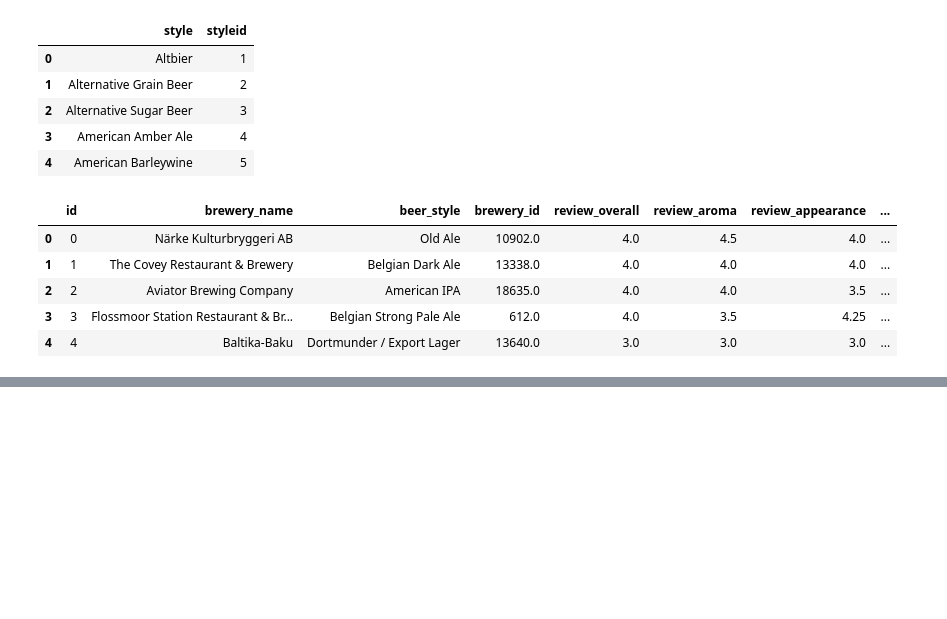
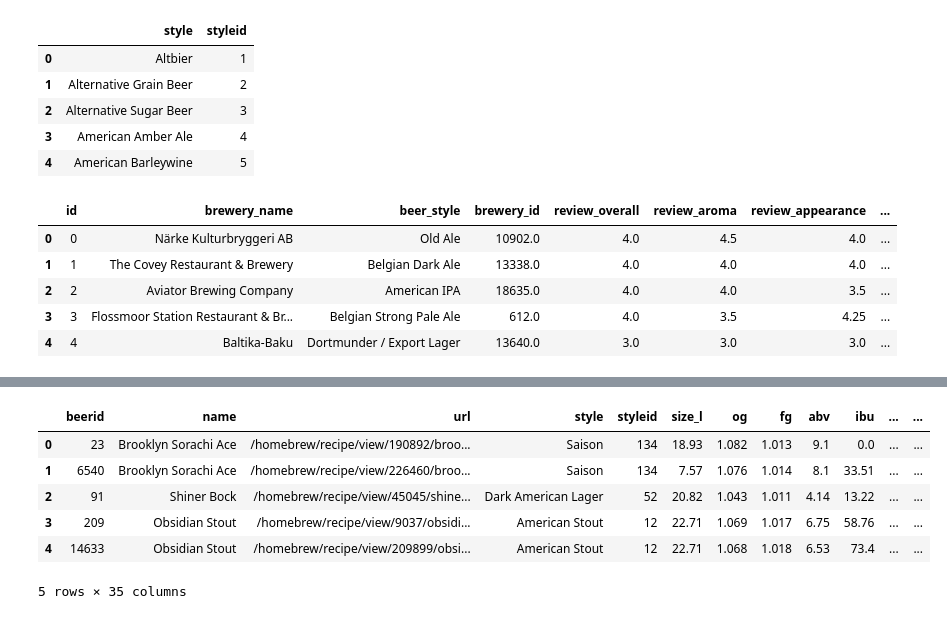
Before and after one commit to chase-dalton/Das-Boot-Brew-Review, a Jupyter notebook: Machine_learning/beer_reviews_ML.ipynb, the cells around one changed output, grey strips where cells are left out. Saved outputs shown, nothing was run; the diff lists cells and outputs as text; code cells hidden in the pictures; blank space fills up the shorter version.

```diff
--- a/Machine_learning/beer_reviews_ML.ipynb
+++ b/Machine_learning/beer_reviews_ML.ipynb
@@ -90,0 +297,5 @@ conn.close()
+# %%
+# Select the name brand beers from the reviews_df
+name_brand_reviews = reviews_df[reviews_df["beer_name"].isin(matches_df["name"])]
+name_brand_reviews = name_brand_reviews.rename(columns = {"beer_name": "name"})
+name_brand_reviews.head()
@@ -90,0 +336,15 @@ conn.close()
+# %%
+# merge the two dataframes
+left = name_brand_recipes
+right = name_brand_reviews
+
+merged_name_brand = pd.merge(left, right, how = 'inner', on = "name")
+merged_name_brand.head()
+# %% [output]
+|  | beerid | name | url | style | styleid | size_l | og | fg | abv | ibu | ... | ... |
+| 0 | 23 | Brooklyn Sorachi Ace | /homebrew/recipe/view/190892/broo... | Saison | 134 | 18.93 | 1.082 | 1.013 | 9.1 | 0.0 | ... | ... |
+| 1 | 6540 | Brooklyn Sorachi Ace | /homebrew/recipe/view/226460/broo... | Saison | 134 | 7.57 | 1.076 | 1.014 | 8.1 | 33.51 | ... | ... |
+| 2 | 91 | Shiner Bock | /homebrew/recipe/view/45045/shine... | Dark American Lager | 52 | 20.82 | 1.043 | 1.011 | 4.14 | 13.22 | ... | ... |
+| 3 | 209 | Obsidian Stout | /homebrew/recipe/view/9037/obsidi... | American Stout | 12 | 22.71 | 1.069 | 1.017 | 6.75 | 58.76 | ... | ... |
+| 4 | 14633 | Obsidian Stout | /homebrew/recipe/view/209899/obsi... | American Stout | 12 | 22.71 | 1.068 | 1.018 | 6.53 | 73.4 | ... | ... |
+5 rows × 35 columns
```
Also changed, not shown: parts of 25 cells of this notebook, 1 other file.
